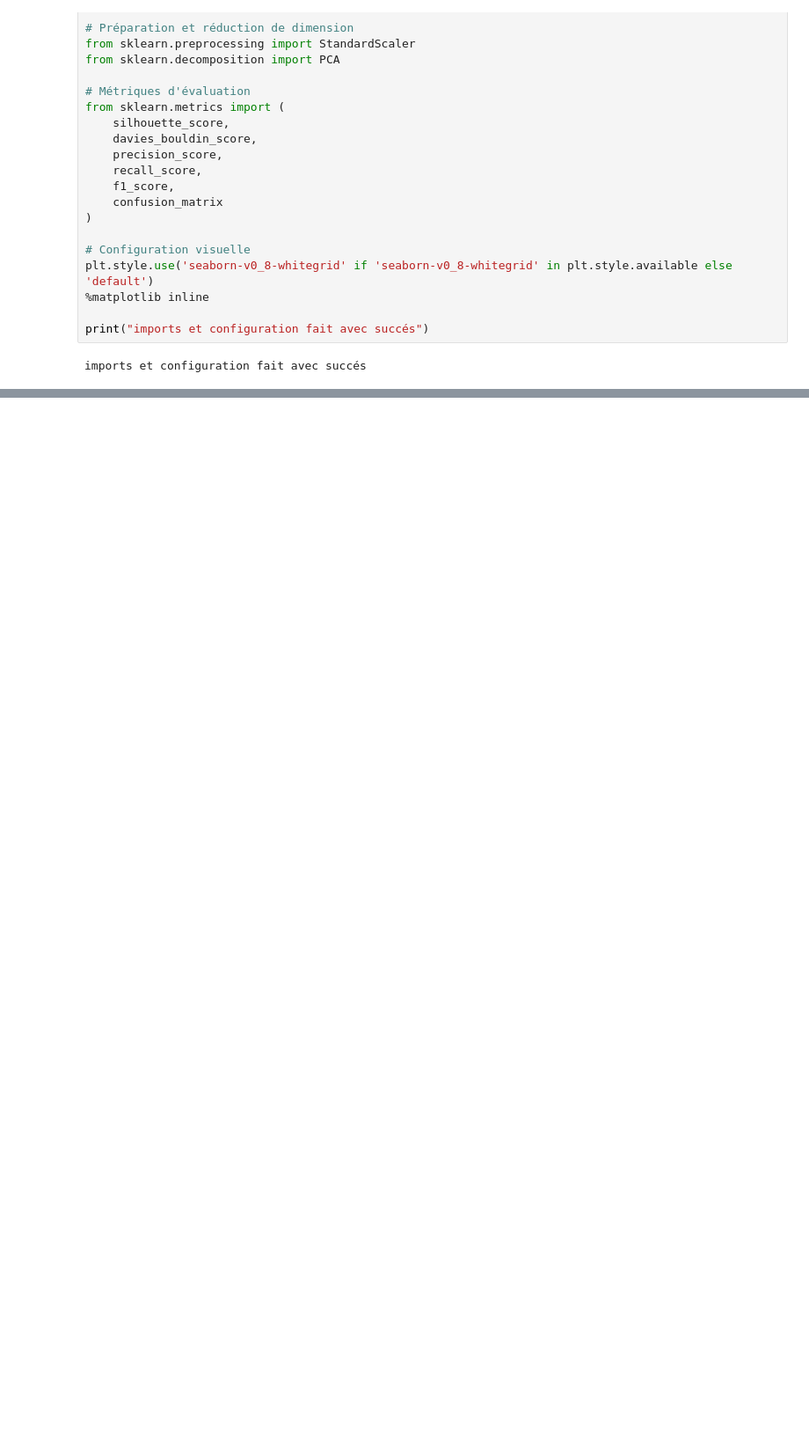
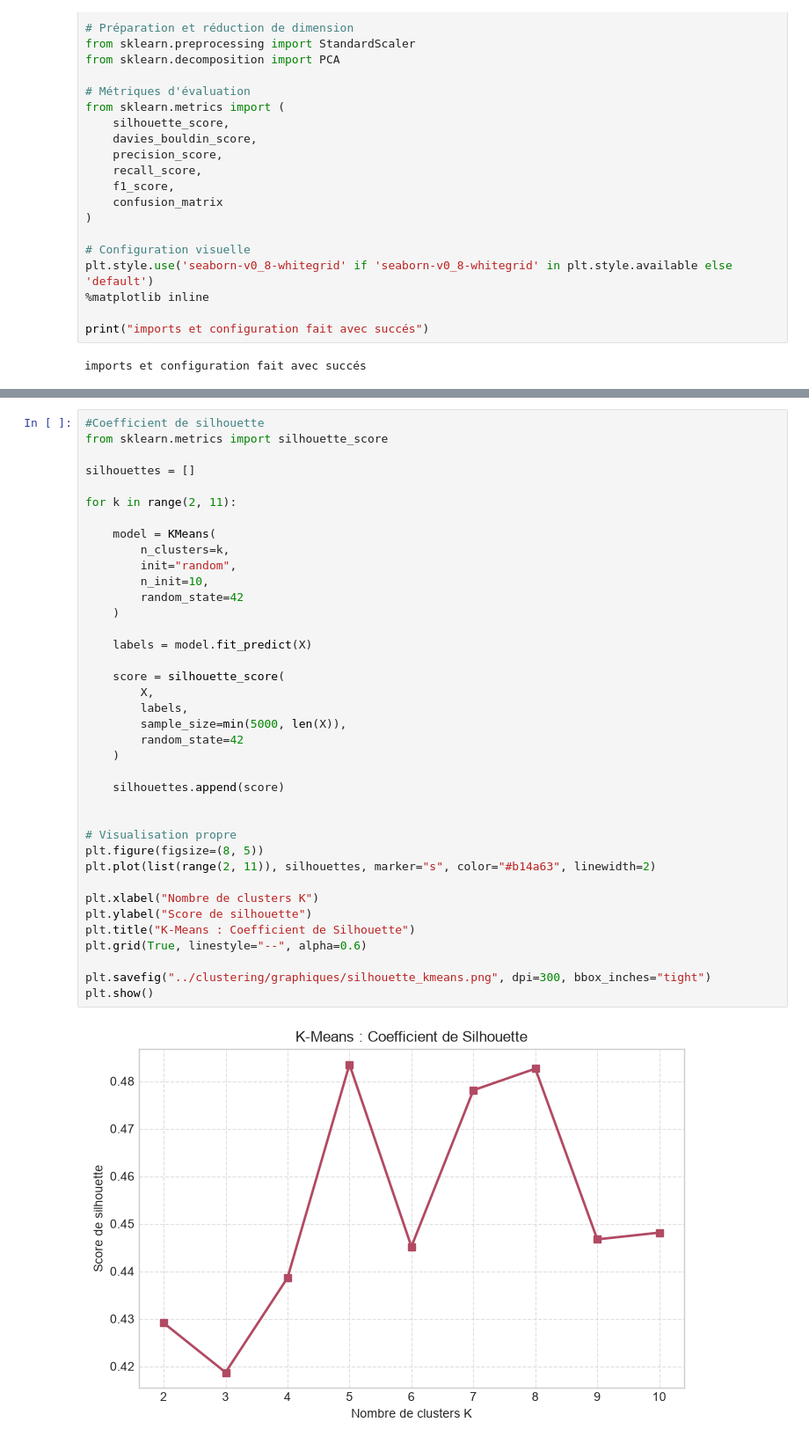
Before and after one commit to wissal231/chronoBank, a Jupyter notebook: notebooks/B_clustering.ipynb, the cells around one changed output, grey strips where cells are left out. Shown at 88% size. Saved outputs shown, nothing was run; the diff lists cells and outputs as text; blank space fills up the shorter version.

```diff
--- a/notebooks/B_clustering.ipynb
+++ b/notebooks/B_clustering.ipynb
@@ -66,0 +239,40 @@ def validate_input_data(df: pd.DataFrame) -> bool:
+# %%
+#Coefficient de silhouette
+from sklearn.metrics import silhouette_score
+
+silhouettes = []
+
+for k in range(2, 11):
+
+    model = KMeans(
+        n_clusters=k,
+        init="random",
+        n_init=10,
+        random_state=42
+    )
+
+    labels = model.fit_predict(X)
+
+    score = silhouette_score(
+        X,
+        labels,
+        sample_size=min(5000, len(X)),
+        random_state=42
+    )
+
+    silhouettes.append(score)
+
+
+# Visualisation propre
+plt.figure(figsize=(8, 5))
+plt.plot(list(range(2, 11)), silhouettes, marker="s", color="#b14a63", linewidth=2)
+
+plt.xlabel("Nombre de clusters K")
+plt.ylabel("Score de silhouette")
+plt.title("K-Means : Coefficient de Silhouette")
+plt.grid(True, linestyle="--", alpha=0.6)
+
+plt.savefig("../clustering/graphiques/silhouette_kmeans.png", dpi=300, bbox_inches="tight")
+plt.show()
+# %% [output]
+[figure, added]
```
Also changed, not shown: parts of 24 cells of this notebook, 3 other files.
